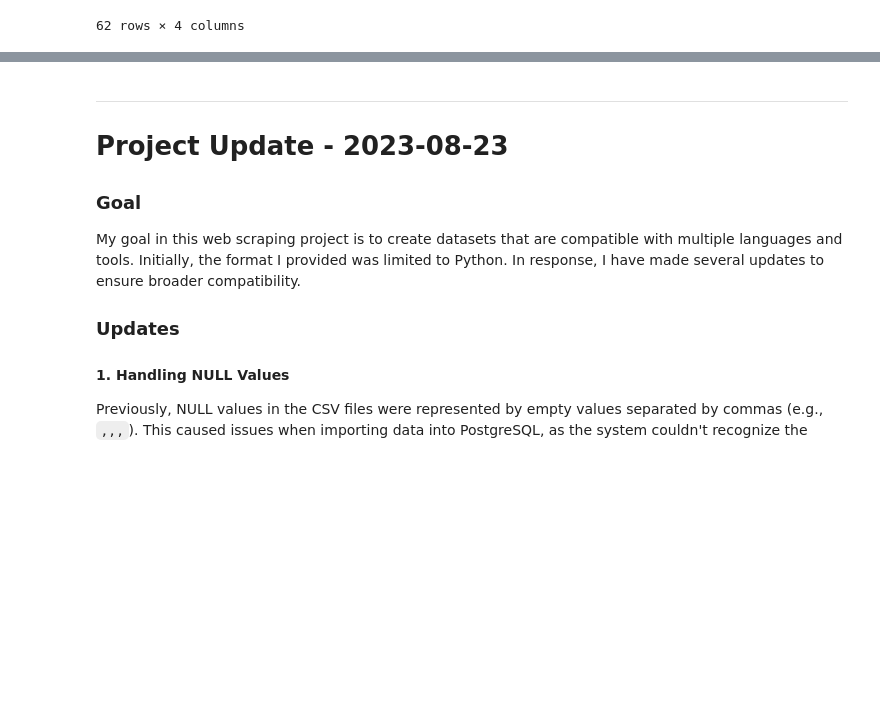
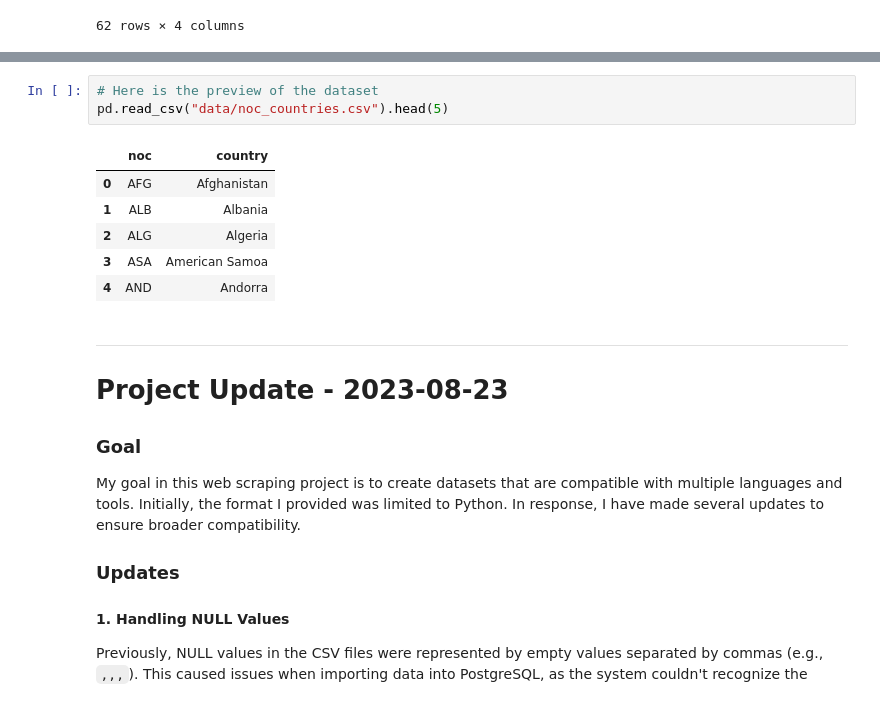
Before and after one commit to chanronnie/Olympics, a Jupyter notebook: data_scraper.ipynb, the cells around one changed output, grey strips where cells are left out. Saved outputs shown, nothing was run; the diff lists cells and outputs as text; blank space fills up the shorter version.

Commit message:
feat: Create dataset newly scraped for NOC data

```diff
--- a/data_scraper.ipynb
+++ b/data_scraper.ipynb
@@ -296,3 +328,13 @@ host_cities_df
+# %%
+# Here is the preview of the dataset
+pd.read_csv("data/noc_countries.csv").head(5)
+# %% [output]
+|  | noc | country |
+| 0 | AFG | Afghanistan |
+| 1 | ALB | Albania |
+| 2 | ALG | Algeria |
+| 3 | ASA | American Samoa |
+| 4 | AND | Andorra |
 # %% [markdown]
 ___
 # Project Update - 2023-08-23
```
Also changed, not shown: parts of 9 cells of this notebook, 1 other file.
